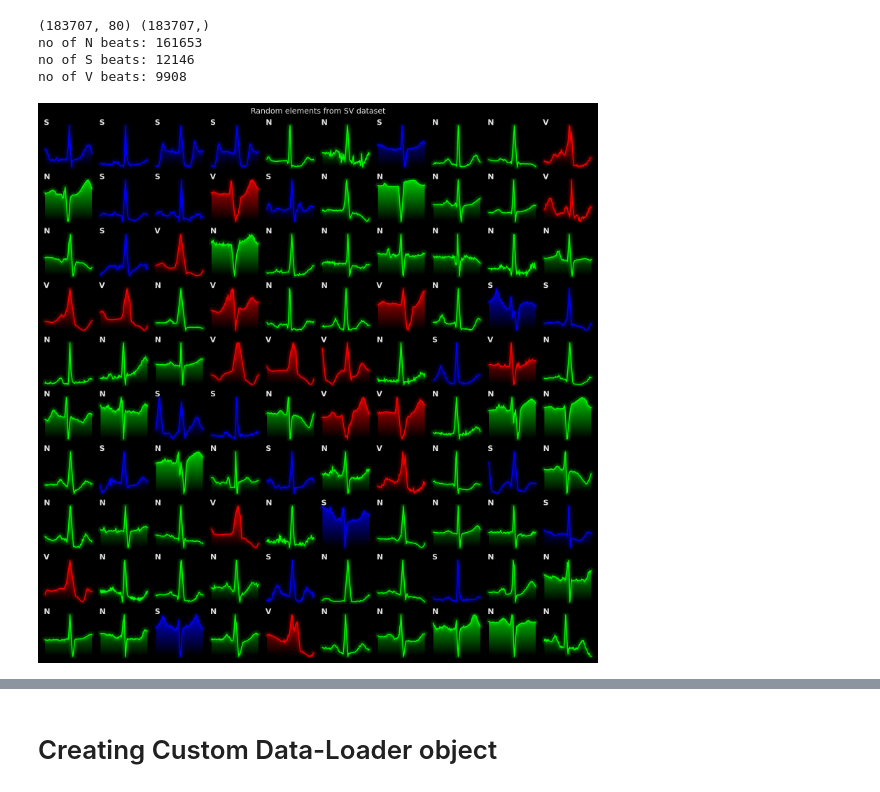
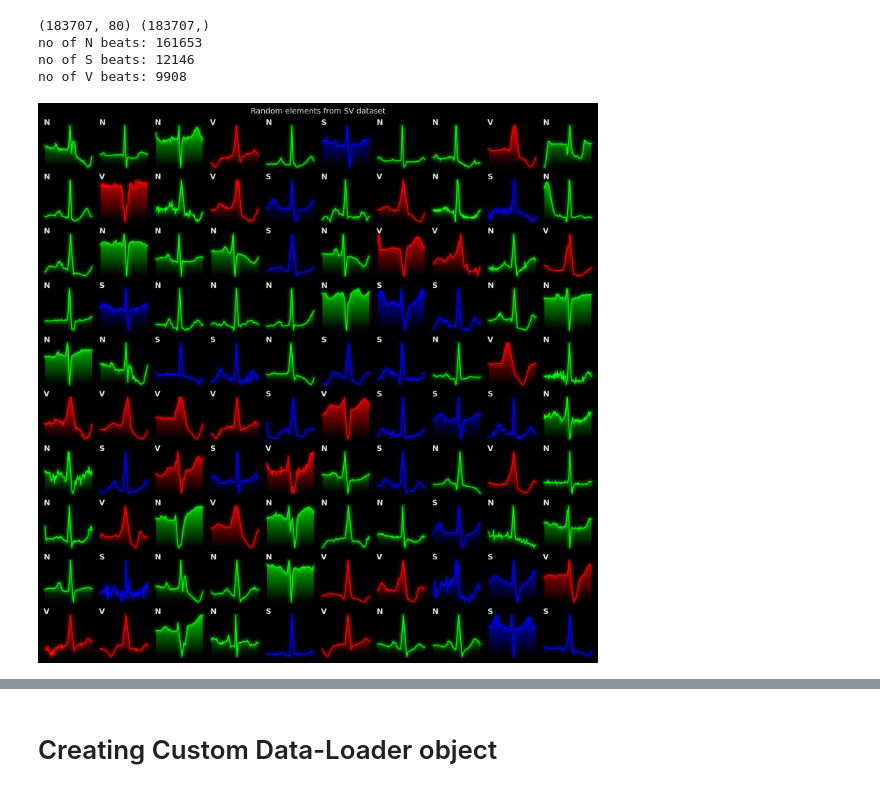
Before and after one commit to Yolonek/MachineLearningApplications, a Jupyter notebook: 3.ECG/MLPforECG.ipynb, the cells around one changed output, grey strips where cells are left out. Drawn from its saved outputs; the diff is of its cells as text; code cells hidden in the pictures.

```diff
--- a/3.ECG/MLPforECG.ipynb
+++ b/3.ECG/MLPforECG.ipynb
@@ -81,10 +84,10 @@ def plot_random_beats(beats, beat_annotations, size, proportions, title=None, fi
         figure.savefig(f'images/{file}.png')
 # %%
 fig_title = 'Random elements from SV dataset'
-props = {'N': 0.6, 'S': 0.22, 'V': 0.18}
+props = {'N': 0.5, 'S': 0.25, 'V': 0.25}
 plot_random_beats(all_beats, all_annotations, (10, 10), props, title=fig_title)
 # %% [output]
-[figure, old version]
+[figure, new version]
 # %%
 fig_title = 'Random samples of beat type S'
 props = {'N': 0., 'S': 1., 'V': 0.}
```
Also changed, not shown: parts of 20 cells of this notebook, 3 other files.
